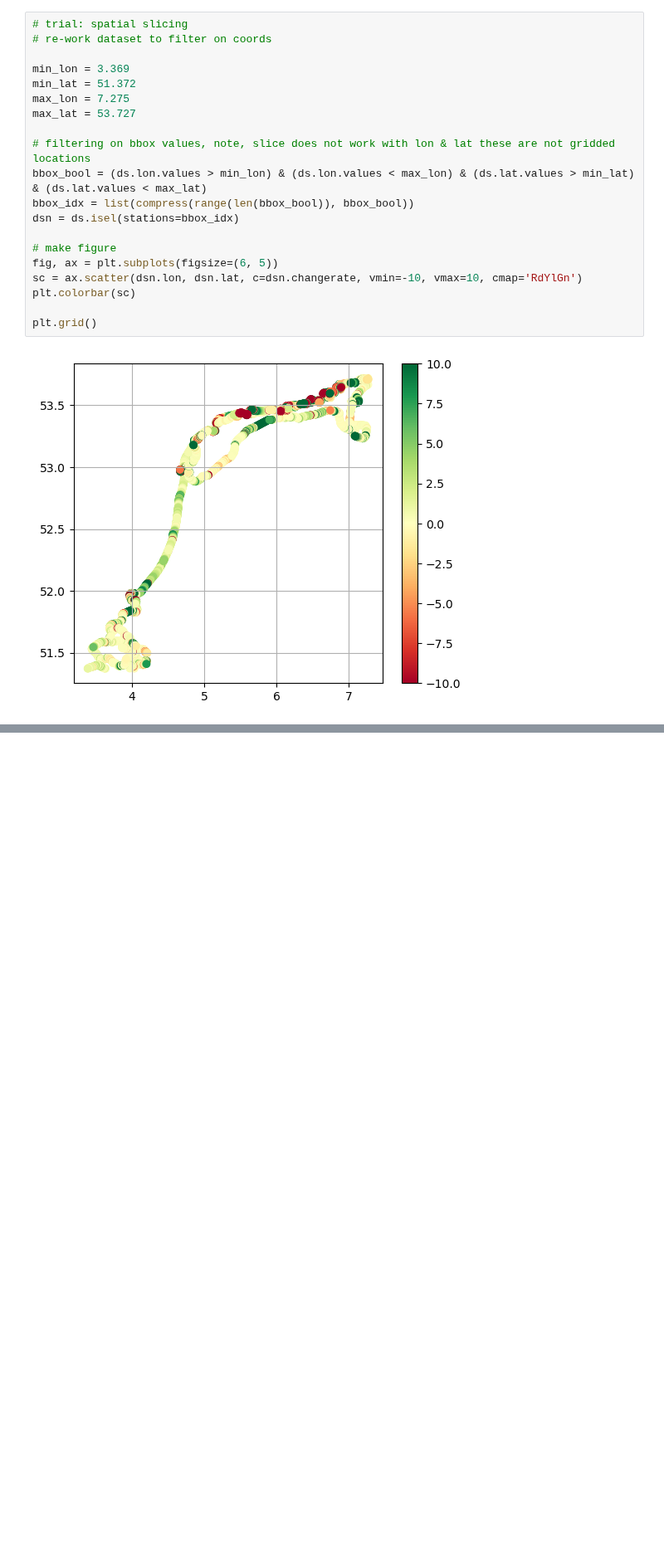
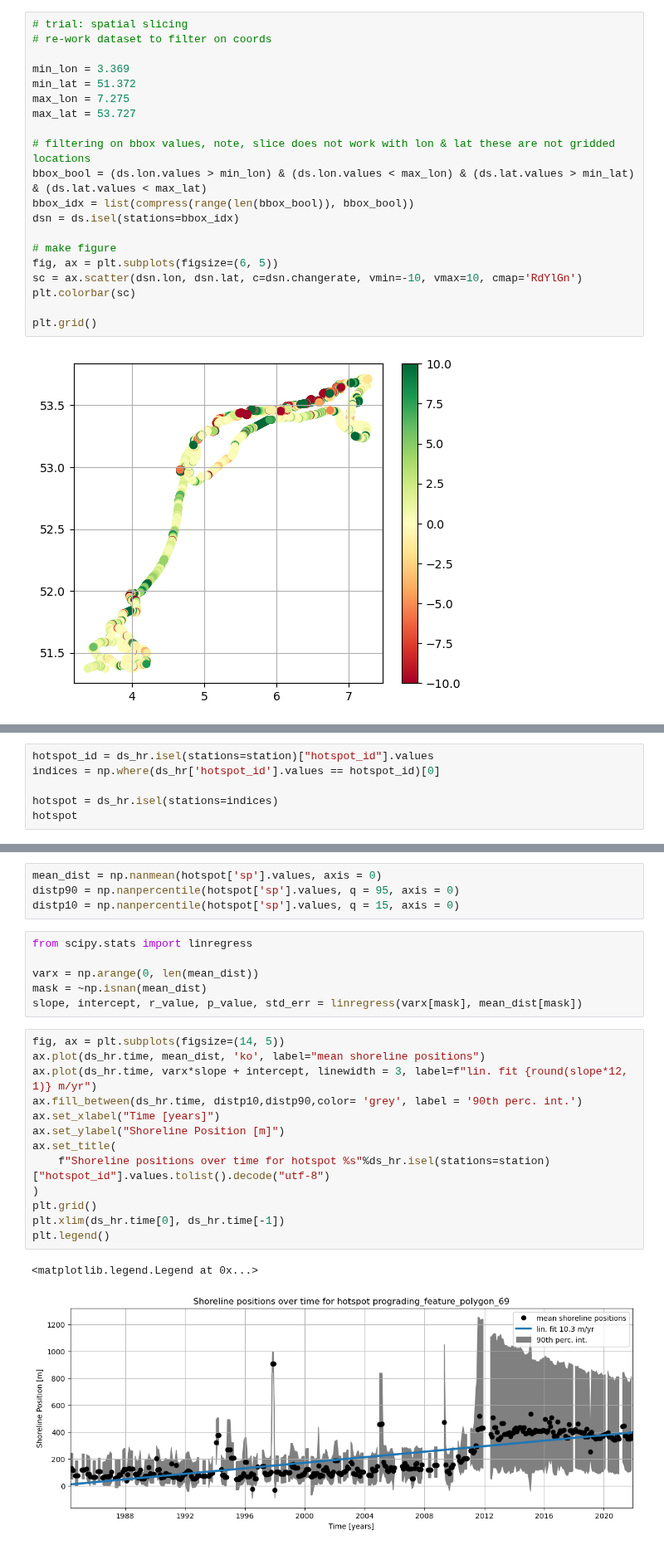
Before and after one commit to openearth/global-coastal-atlas, a Jupyter notebook: visualization/01_SDS_timeseries.ipynb, the cells around one changed output, grey strips where cells are left out. Shown at 83% size. Saved outputs shown, nothing was run; the diff lists cells and outputs as text; blank space fills up the shorter version.

```diff
--- a/visualization/01_SDS_timeseries.ipynb
+++ b/visualization/01_SDS_timeseries.ipynb
@@ -69,0 +137,6 @@ plt.grid()
+# %%
+hotspot_id = ds_hr.isel(stations=station)["hotspot_id"].values
+indices = np.where(ds_hr['hotspot_id'].values == hotspot_id)[0]
+
+hotspot = ds_hr.isel(stations=indices)
+hotspot
@@ -69,0 +161,26 @@ plt.grid()
+# %%
+mean_dist = np.nanmean(hotspot['sp'].values, axis = 0)
+distp90 = np.nanpercentile(hotspot['sp'].values, q = 95, axis = 0)
+distp10 = np.nanpercentile(hotspot['sp'].values, q = 15, axis = 0)
+# %%
+from scipy.stats import linregress
+
+varx = np.arange(0, len(mean_dist))
+mask = ~np.isnan(mean_dist)
+slope, intercept, r_value, p_value, std_err = linregress(varx[mask], mean_dist[mask])
+# %%
+fig, ax = plt.subplots(figsize=(14, 5))
+ax.plot(ds_hr.time, mean_dist, 'ko', label="mean shoreline positions")
+ax.plot(ds_hr.time, varx*slope + intercept, linewidth = 3, label=f"lin. fit {round(slope*12, 1)} m/yr")
+ax.fill_between(ds_hr.time, distp10,distp90,color= 'grey', label = '90th perc. int.')
+ax.set_xlabel("Time [years]")
+ax.set_ylabel("Shoreline Position [m]")
+ax.set_title(
+    f"Shoreline positions over time for hotspot %s"%ds_hr.isel(stations=station)["hotspot_id"].values.tolist().decode("utf-8")
+)
+plt.grid()
+plt.xlim(ds_hr.time[0], ds_hr.time[-1])
+plt.legend()
+# %% [output]
+<matplotlib.legend.Legend at 0x...>
+[figure, added]
```
Also changed, not shown: parts of 13 cells of this notebook, 7 other files.
